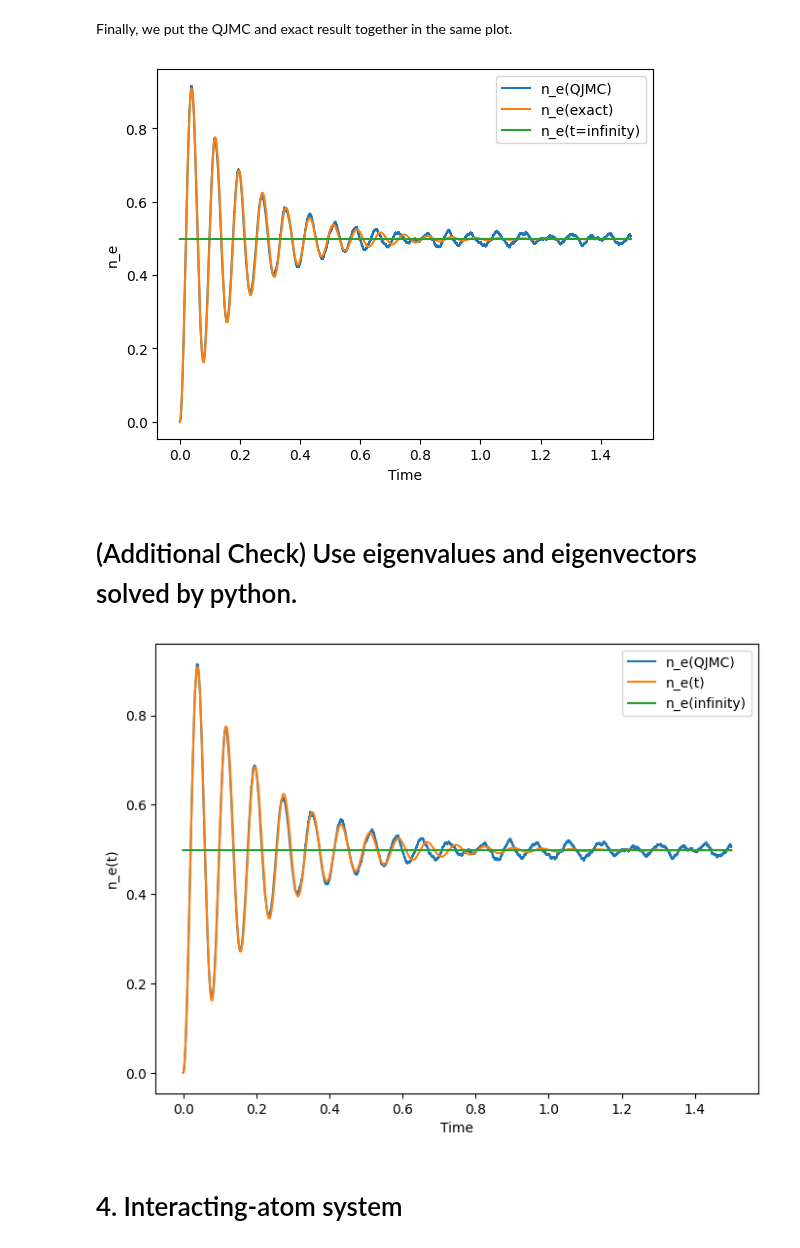
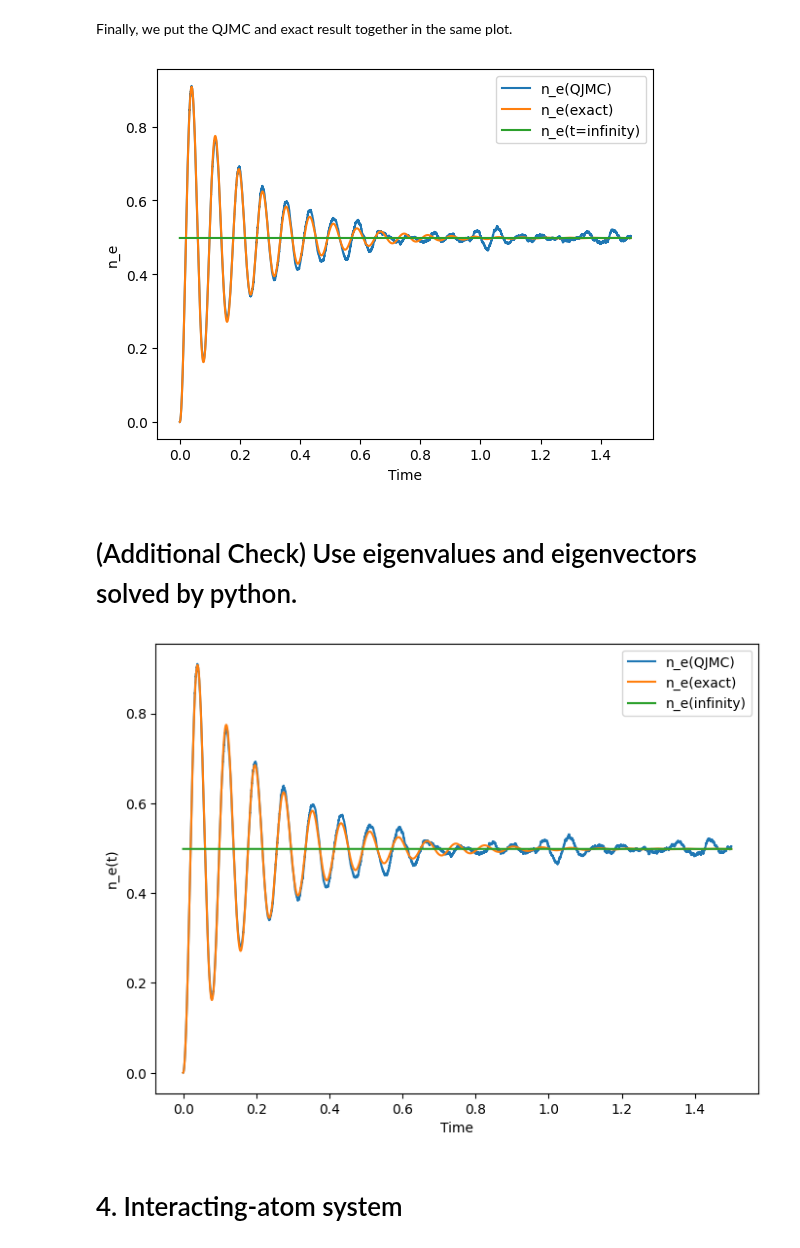
Before and after one commit to JSKao/Computational-Quantum-Many-Body-Physics, a Jupyter notebook: OpenQuantumNEW.ipynb, the cells around one changed output. Drawn from its saved outputs; the diff is of its cells as text; code cells hidden in the pictures.

```diff
--- a/OpenQuantumNEW.ipynb
+++ b/OpenQuantumNEW.ipynb
@@ -203,7 +203,7 @@ dp_data = quantum_jump_probabilities(state, L_ops, gamma_values, dt)
 print("Total Jump Probability, chosen_gamma, chosen_L, chosen_dp, chosen_index are: ", dp_data[0], dp_data[1], dp_data[2], dp_data[3], dp_data[4])
 
 
-state = gg
+state = eg
 L_ops = [S_minus[1][0], S_minus[1][1]]
 gamma_values = [5,8]
 dt = 0.001
@@ -340,10 +343,10 @@ gamma_values = [gamma]
 # Set up initial state and time parameters
 phi = g
 total_time = 1.5
-dt = 0.0001
+dt = 0.00005
 # %%
 # Start N-trajectory simulation
-N = 1000
+N = 800
 state_vecs, n_e_values, time_values, jump_num_values, index_num_values = multiple_simulations(N, phi, H, L_ops, gamma_values, total_time, dt)
 
 # Reminder for the outcome data:
@@ -552,7 +555,7 @@ def Rho(parameters, t):
     return state
 
 
-t_values = np.linspace(0, 1.5, 15000)
+t_values = np.linspace(0, 1.5, 30000)
 
 # Construct the excitation density ne(t)
 n_e = []
@@ -606,7 +609,7 @@ plt.ylabel('n_e')
 plt.legend()
 plt.show()
 # %% [output]
-[figure, old version]
+[figure, new version]
 # %% [markdown]
 # (Additional Check) Use eigenvalues and eigenvectors solved by python.
 # %%
@@ -657,36 +660,36 @@ parameters.append(vectors)
 # rho(t) = a_1.exp(lambda_1.t).u_1
 def Rho(parameters, t):
     state = np.zeros((4), dtype=complex)
     for i in range(4):
         state += parameters[0][i] * np.exp(parameters[1][i]*t) * parameters[2][i]
     return state
 
-t_values = np.linspace(0, 1.5, 15000)
+t_values = np.linspace(0, 1.5, 30000)
 
 
 # Construct the excitation density n_e(t)
 # n_e = tr(|1)(1| . rho) = rho[3]
 n_e = []
 n_e_infty_values = []
 
 for t in t_values:
     n_e.append(Rho(parameters, t)[3])
     n_e_infty_values.append(ne_infty)
 
 # Plot
 plt.figure(figsize=(8,6))
 n_e_values = np.array(n_e)
 plt.plot(t_values, n_e_QJMC_aligned, label='n_e(QJMC)')
-plt.plot(t_values, n_e, label='n_e(t)')
+plt.plot(t_values, n_e, label='n_e(exact)')
 plt.plot(t_values, n_e_infty_values, label='n_e(infinity)')
 
 
 plt.xlabel('Time')
 plt.ylabel('n_e(t)')
 plt.legend()
 plt.show()
 # %% [output]
-[figure, old version]
+[figure, new version]
 # %% [markdown]
 # 4. Interacting-atom system
 # %% [markdown]
```
Also changed, not shown: parts of 2 cells of this notebook.
